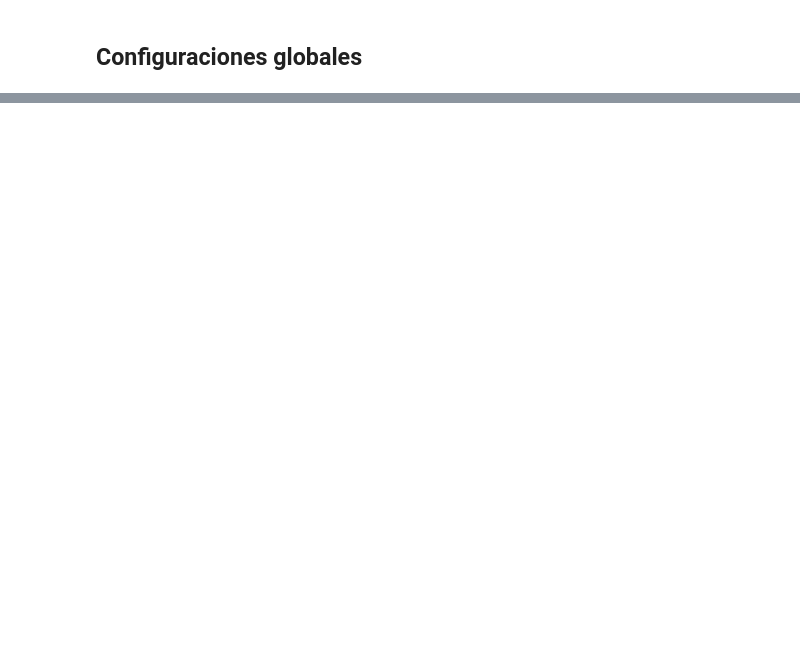
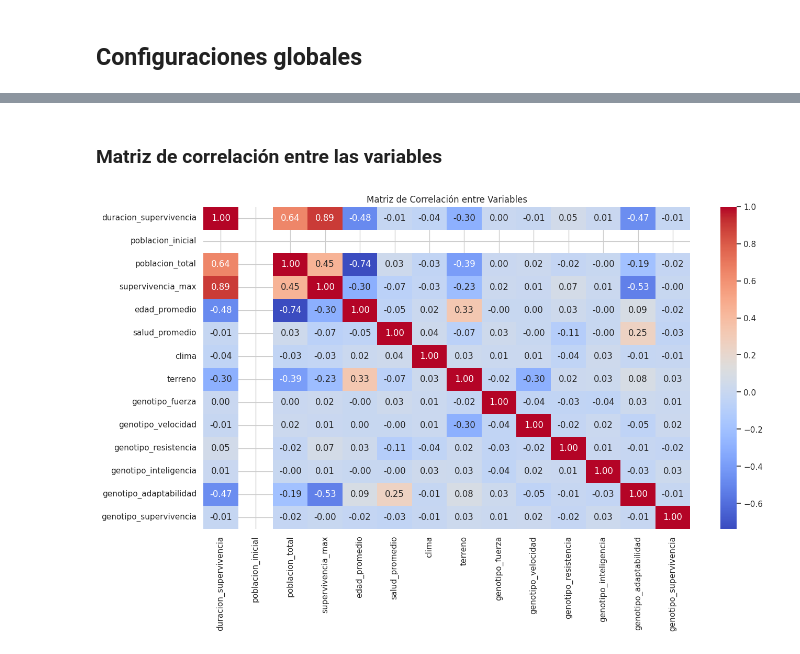
Before and after one commit to danielangelarro/Jurasic-Park, a Jupyter notebook: jurasic-simulation.ipynb, the cells around one changed output, grey strips where cells are left out. Drawn from its saved outputs; the diff is of its cells as text; code cells hidden in the pictures; blank space fills up the shorter version.

```diff
--- a/jurasic-simulation.ipynb
+++ b/jurasic-simulation.ipynb
@@ -442,0 +91,2 @@ evaluar_hipotesis_adaptabilidad(
+# %%
+df = pd.read_csv('app/data/resultados_simulacion.csv')
@@ -442,0 +108,8 @@ evaluar_hipotesis_adaptabilidad(
+# %%
+name_columns = ['clima', 'terreno']
+
+for name in name_columns:
+    df[name] = pd.Categorical(df[name])
+    df[name] = df[name].cat.codes
+
+df.head()
@@ -442,0 +155,10 @@ evaluar_hipotesis_adaptabilidad(
+# %% [markdown]
+### Matriz de correlación entre las variables
+# %%
+# Matriz de correlación
+plt.figure(figsize=(15, 8))
+sns.heatmap(df.corr(), annot=True, cmap='coolwarm', fmt='.2f')
+plt.title('Matriz de Correlación entre Variables')
+plt.show()
+# %% [output]
+[figure, added]
```
Also changed, not shown: parts of 98 cells of this notebook, 9 other files.
